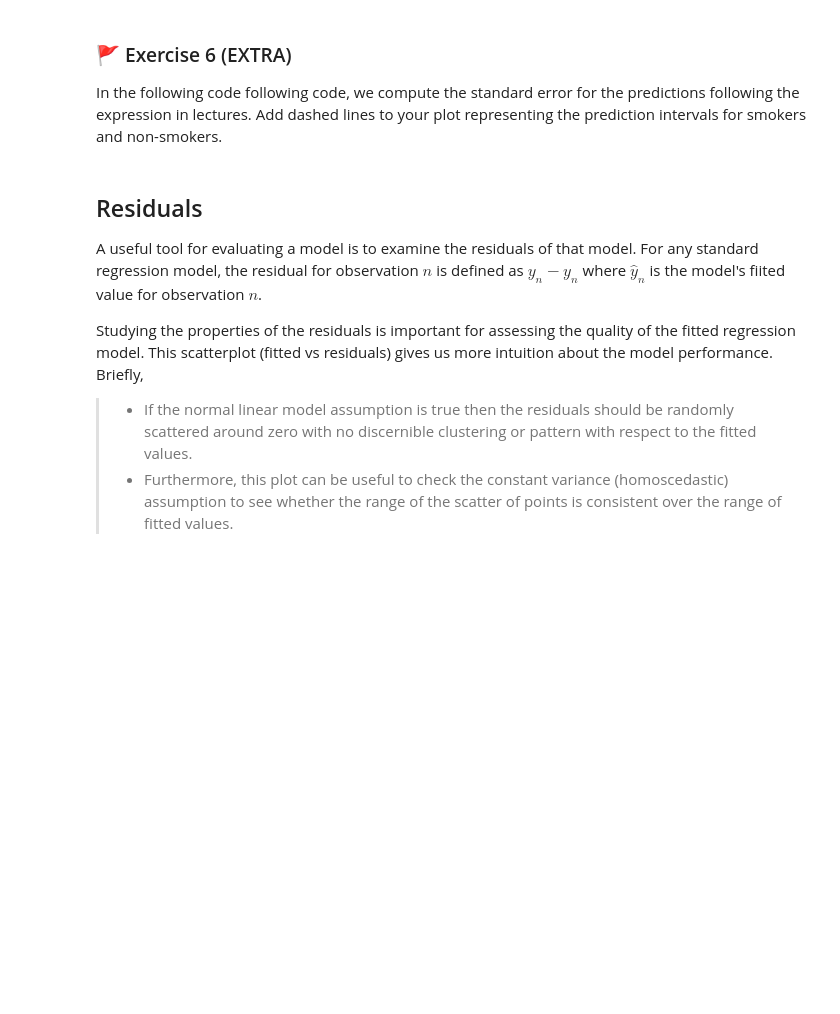
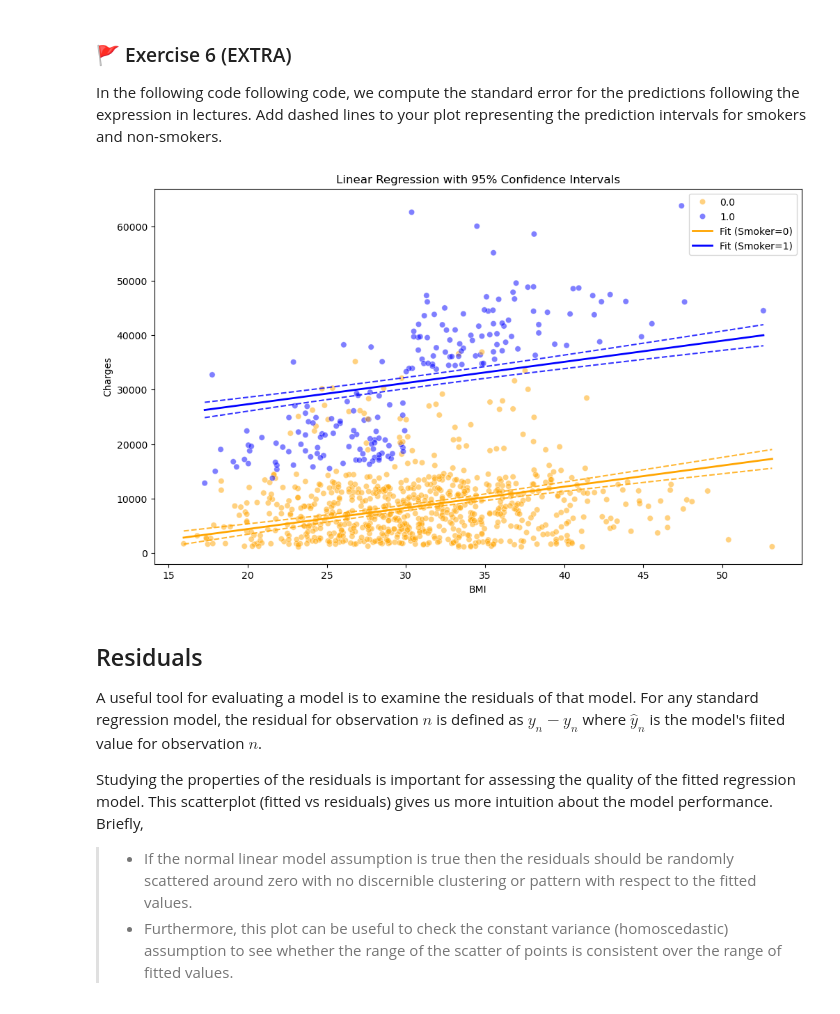
Before and after one commit to zici021129/MLP_2026_week04, a Jupyter notebook: mlp_week04.ipynb, the cells around one changed output. Saved outputs shown, nothing was run; the diff lists cells and outputs as text; code cells hidden in the pictures; blank space fills up the shorter version.

```diff
--- a/mlp_week04.ipynb
+++ b/mlp_week04.ipynb
@@ -272,3 +393,56 @@ sd_err_pred  = np.array([np.sqrt(sigmsq * X[i,:] @ np.linalg.solve(X.T@X, X[i,:]
+# %%
+# Code for your answer here!
+# 1. Run the provided code to calculate standard errors (from the screenshot)
+sigmsq = np.sum((y - yhat)**2) / (X.shape[0] - X.shape[1] - 1)
+sd_err_pred = np.array([np.sqrt(sigmsq * X[i,:] @ np.linalg.solve(X.T@X, X[i,:].T)) for i in range(X.shape[0])])
+
+# 2. Calculate the upper and lower bounds (95% interval)
+# We use 1.96 as the z-score multiplier for a 95% confidence level
+lower_bound = yhat - 1.96 * sd_err_pred
+upper_bound = yhat + 1.96 * sd_err_pred
+
+# 3. Plotting
+plt.figure(figsize=(12, 7))
+
+# A. Re-draw the scatter plot of actual data
+# X[:, 1] is BMI, X[:, 2] is Smoker (0 or 1)
+sns.scatterplot(x=X[:, 1], y=y, hue=X[:, 2], palette=['orange', 'blue'], alpha=0.5)
+
+# B. Plot the regression lines and dashed intervals
+# We need to define colors manually to match the scatter plot
+# 0 (Non-Smoker) -> Orange, 1 (Smoker) -> Blue
+groups = {0: 'orange', 1: 'blue'}
+
+for smoker_val, color in groups.items():
+    # Create a mask to filter data for this specific group (smoker or non-smoker)
+    mask = (X[:, 2] == smoker_val)
+
+    # Get the BMI, Fitted Values, and Bounds for this group
+    group_bmi = X[mask, 1]
+    group_yhat = yhat[mask]
+    group_lower = lower_bound[mask]
+    group_upper = upper_bound[mask]
+
+    # CRITICAL STEP: Sort by BMI so the line connects points in order
+    sorted_indices = np.argsort(group_bmi)
+
+    # Plot central fitted line (Solid)
+    plt.plot(group_bmi[sorted_indices], group_yhat[sorted_indices],
+             color=color, linewidth=2, label=f'Fit (Smoker={smoker_val})')
+
+    # Plot prediction intervals (Dashed)
+    plt.plot(group_bmi[sorted_indices], group_lower[sorted_indices],
+             color=color, linestyle='--', alpha=0.8)
+    plt.plot(group_bmi[sorted_indices], group_upper[sorted_indices],
+             color=color, linestyle='--', alpha=0.8)
+
+plt.title("Linear Regression with 95% Confidence Intervals")
+plt.xlabel("BMI")
+plt.ylabel("Charges")
+plt.legend()
+plt.show()
+# %% [output]
+[figure, added]
 # %% [markdown]
 ## Residuals
 
```
Also changed, not shown: parts of 27 cells of this notebook.
